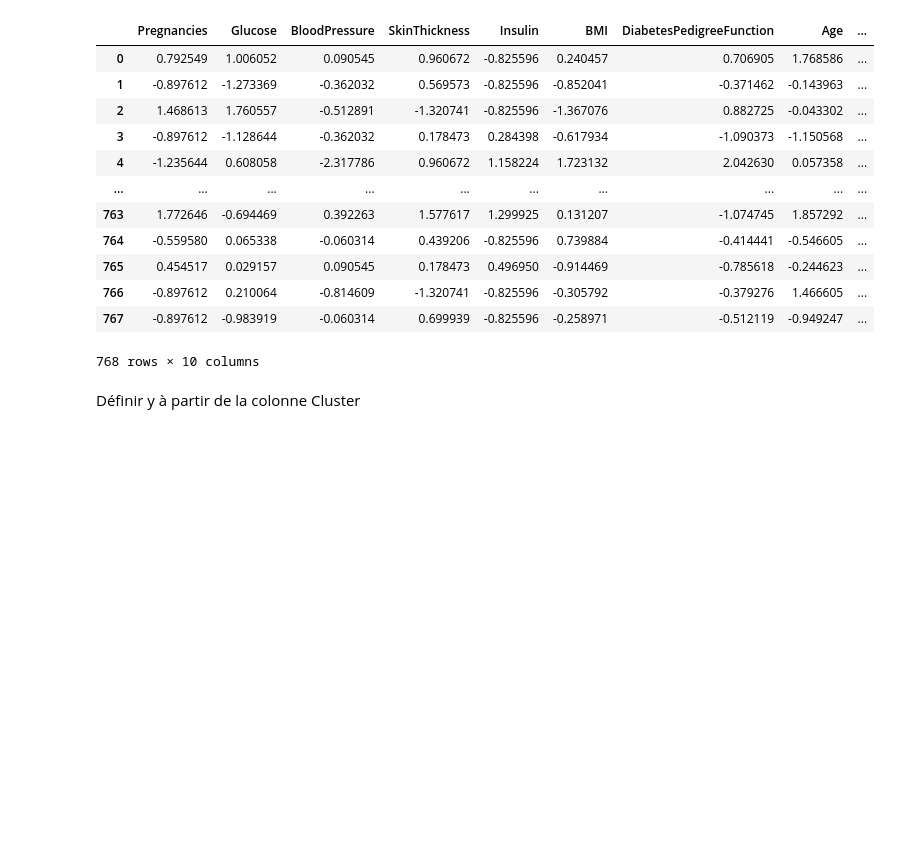
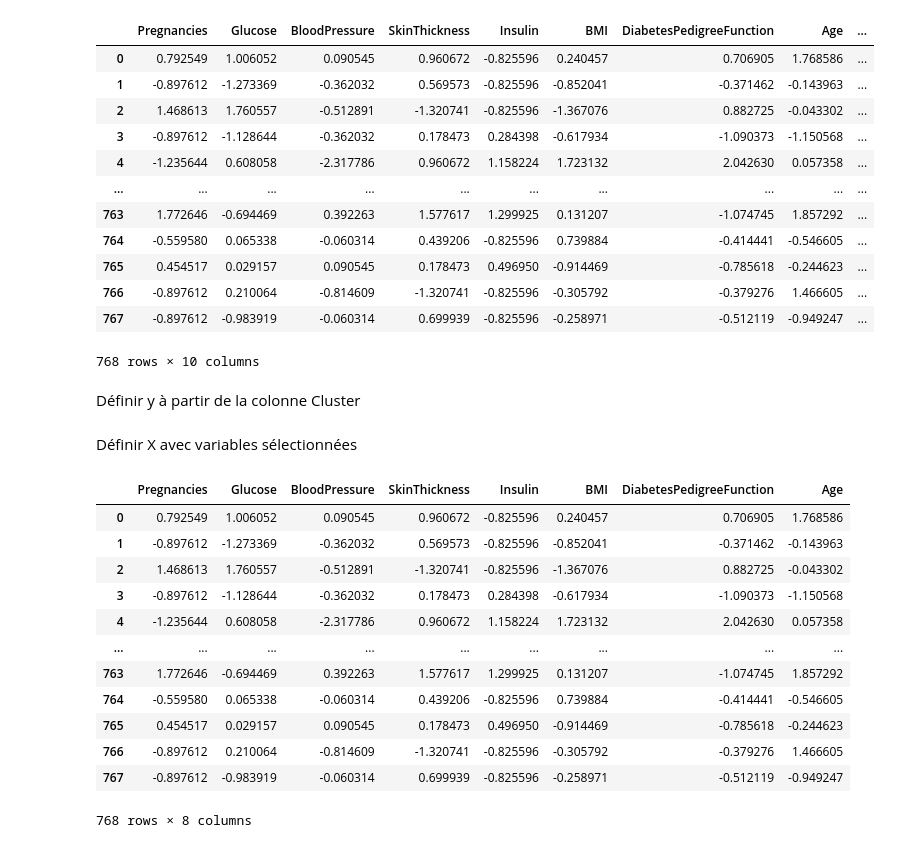
Before and after one commit to YounessBoumeshouli/Analyse_et_Pr-diction_du_Risque_de_Diab-te, a Jupyter notebook: main.ipynb, the cells around one changed output. Cells and saved outputs as stored; diff of their text form; code cells hidden in the pictures; blank space fills up the shorter version.

Commit message:
AEPDRDD-45 Définir X avec variables sélectionnées

```diff
--- a/main.ipynb
+++ b/main.ipynb
@@ -707,3 +707,22 @@ Définir y à partir de la colonne Cluster
 # %%
 
 y =  df_scaled["cluster"]
+# %% [markdown]
+Définir X avec variables sélectionnées
+# %%
+X = df_scaled.drop(columns=["cluster","risk_category"])
+X
+# %% [output]
+|  | Pregnancies | Glucose | BloodPressure | SkinThickness | Insulin | BMI | DiabetesPedigreeFunction | Age |
+| 0 | 0.792549 | 1.006052 | 0.090545 | 0.960672 | -0.825596 | 0.240457 | 0.706905 | 1.768586 |
+| 1 | -0.897612 | -1.273369 | -0.362032 | 0.569573 | -0.825596 | -0.852041 | -0.371462 | -0.143963 |
+| 2 | 1.468613 | 1.760557 | -0.512891 | -1.320741 | -0.825596 | -1.367076 | 0.882725 | -0.043302 |
+| 3 | -0.897612 | -1.128644 | -0.362032 | 0.178473 | 0.284398 | -0.617934 | -1.090373 | -1.150568 |
+| 4 | -1.235644 | 0.608058 | -2.317786 | 0.960672 | 1.158224 | 1.723132 | 2.042630 | 0.057358 |
+| ... | ... | ... | ... | ... | ... | ... | ... | ... |
+| 763 | 1.772646 | -0.694469 | 0.392263 | 1.577617 | 1.299925 | 0.131207 | -1.074745 | 1.857292 |
+| 764 | -0.559580 | 0.065338 | -0.060314 | 0.439206 | -0.825596 | 0.739884 | -0.414441 | -0.546605 |
+| 765 | 0.454517 | 0.029157 | 0.090545 | 0.178473 | 0.496950 | -0.914469 | -0.785618 | -0.244623 |
+| 766 | -0.897612 | 0.210064 | -0.814609 | -1.320741 | -0.825596 | -0.305792 | -0.379276 | 1.466605 |
+| 767 | -0.897612 | -0.983919 | -0.060314 | 0.699939 | -0.825596 | -0.258971 | -0.512119 | -0.949247 |
+768 rows × 8 columns
```
